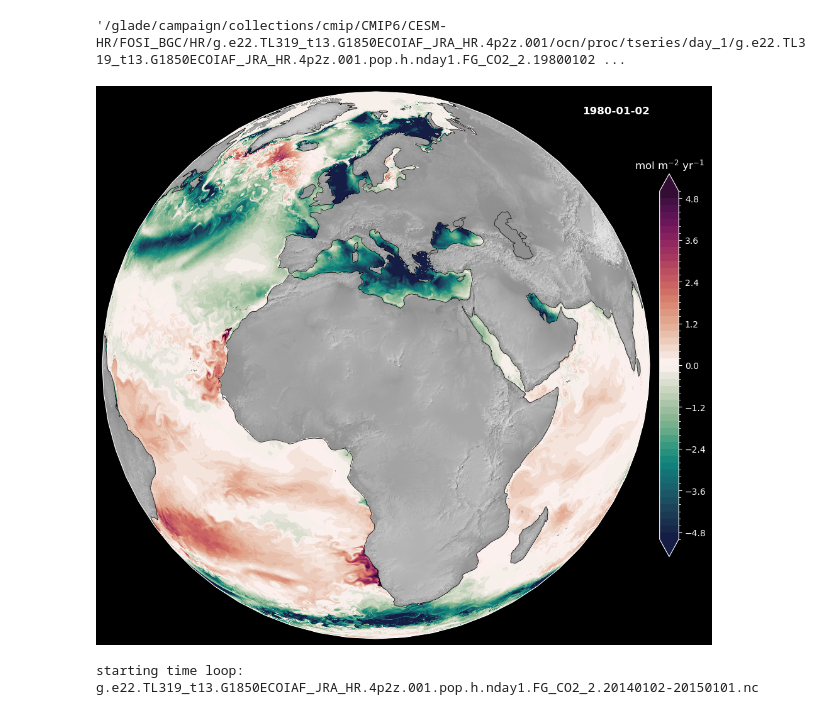
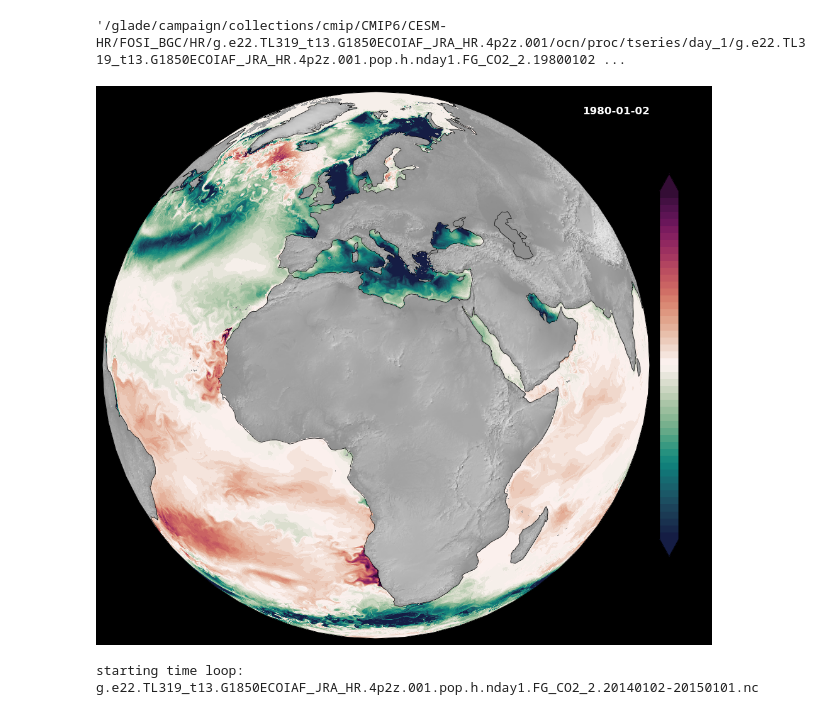
Before and after one commit to CWorthy-ocean/Ocean-CDR-Explorer, a Jupyter notebook: notebooks/FG_CO2-global-0.1.ipynb, the cells around one changed output. Cells and saved outputs as stored; diff of their text form; code cells hidden in the pictures.

```diff
--- a/notebooks/FG_CO2-global-0.1.ipynb
+++ b/notebooks/FG_CO2-global-0.1.ipynb
@@ -117,7 +117,7 @@ def plot_frame(fgco2_loc, time_level_movie, central_longitude=200, diro=None, to
 
     #fgco2_loc = fgco2.isel(time=time_index_array)
 
-    plt.style.use("dark_background")
+    #plt.style.use("dark_background")
     prj = ccrs.NearsidePerspective(
         central_longitude=central_longitude,
         central_latitude=20,
@@ -150,36 +150,36 @@ def plot_frame(fgco2_loc, time_level_movie, central_longitude=200, diro=None, to
         dsg.TLONG, dsg.TLAT, fgco2_loc,
         cmap=cmap,
         norm=colors.BoundaryNorm(levels, ncolors=cmap.N),
         transform=ccrs.PlateCarree(),
     )
 
     if topography is None:
         land = ax.add_feature(
              cartopy.feature.NaturalEarthFeature(
                  'physical','land','110m',
                  edgecolor='face',
                  facecolor='lightgrey'
              )
         )
 
     cb = fig.colorbar(pc, shrink=0.7, extend='both', pad=0.01)
-    cb.ax.set_title('mol m$^{-2}$ yr$^{-1}$', y=1.05, color='w')
+    cb.ax.set_title('mol m$^{-2}$ yr$^{-1}$', y=1.05, color='k')
 
     ax.set_title(
         fgco2_loc.time.values.item().strftime('%Y-%m-%d'),
         loc='right', y=0.95, fontweight='bold', color='w')
 
     fig_size = (16, 9)
     fig.set_size_inches(fig_size)
     fig.tight_layout()
 
     if diro is not None:
-        fig.savefig(f'{diro}/{time_level_movie:04d}.png', dpi=300)
+        fig.savefig(f'{diro}/{time_level_movie:04d}.png', dpi=300, transparent=True)
         plt.close()
 
 plot_frame(fgco2, 1, central_longitude=14.0)
 # %% [output]
-[figure, old version]
+[figure, new version]
 # %%
 %%time
 USER = os.environ['USER']
```
Also changed, not shown: parts of 3 cells of this notebook, 4 other files.
